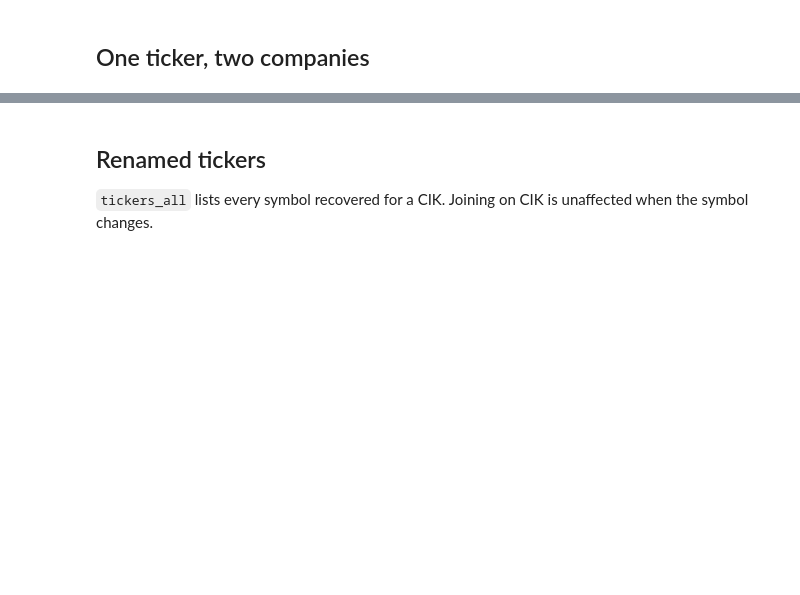
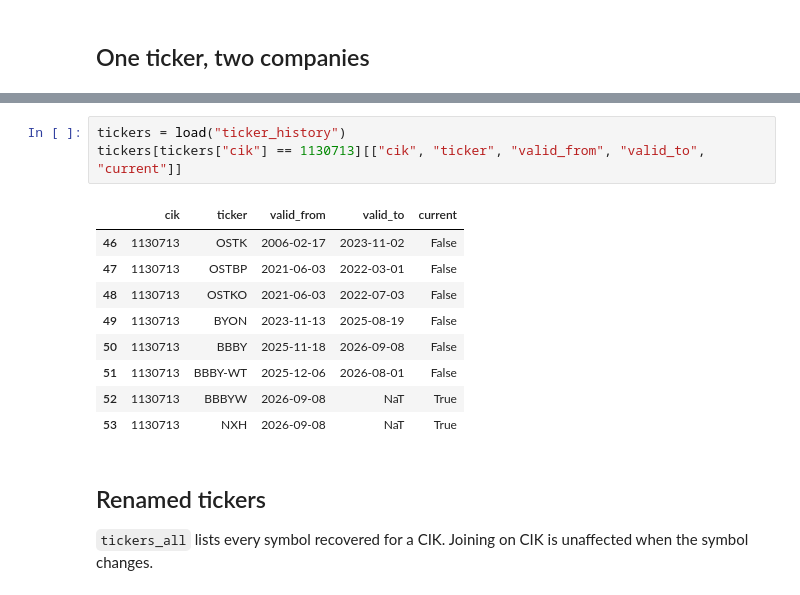
Before and after one commit to varve-data/varve-examples, a Jupyter notebook: notebooks/03_identifiers_and_delistings.ipynb, the cells around one changed output, grey strips where cells are left out. Saved outputs shown, nothing was run; the diff lists cells and outputs as text; blank space fills up the shorter version.

```diff
--- a/notebooks/03_identifiers_and_delistings.ipynb
+++ b/notebooks/03_identifiers_and_delistings.ipynb
@@ -51,3 +125,16 @@ A ticker join attaches one company's numbers to the other. Even taking only the
+# %%
+tickers = load("ticker_history")
+tickers[tickers["cik"] == 1130713][["cik", "ticker", "valid_from", "valid_to", "current"]]
+# %% [output]
+|  | cik | ticker | valid_from | valid_to | current |
+| 46 | 1130713 | OSTK | 2006-02-17 | 2023-11-02 | False |
+| 47 | 1130713 | OSTBP | 2021-06-03 | 2022-03-01 | False |
+| 48 | 1130713 | OSTKO | 2021-06-03 | 2022-07-03 | False |
+| 49 | 1130713 | BYON | 2023-11-13 | 2025-08-19 | False |
+| 50 | 1130713 | BBBY | 2025-11-18 | 2026-09-08 | False |
+| 51 | 1130713 | BBBY-WT | 2025-12-06 | 2026-08-01 | False |
+| 52 | 1130713 | BBBYW | 2026-09-08 | NaT | True |
+| 53 | 1130713 | NXH | 2026-09-08 | NaT | True |
 # %% [markdown]
 ## Renamed tickers
 
```
Also changed, not shown: parts of 13 cells of this notebook, 4 other files.
